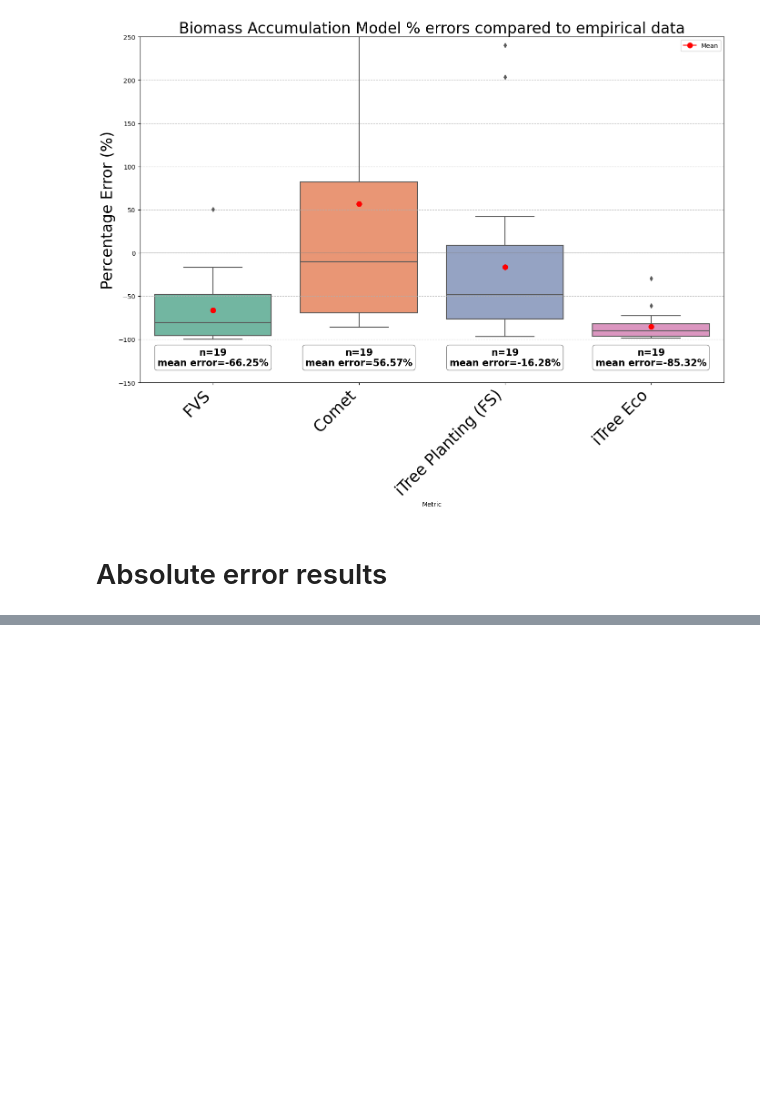
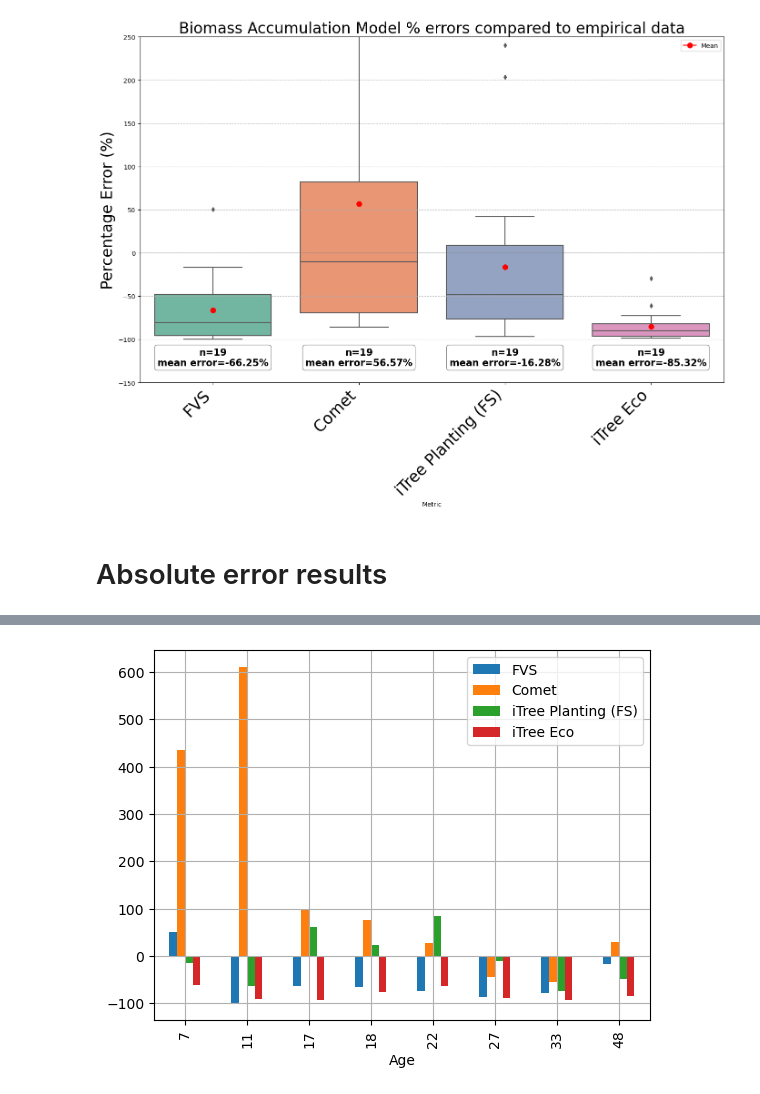
Before and after one commit to kashingtonDC/bio_model_comparison, a Jupyter notebook: code/analysis_v2.ipynb, the cells around one changed output, grey strips where cells are left out. Drawn from its saved outputs; the diff is of its cells as text; code cells hidden in the pictures; blank space fills up the shorter version.

```diff
--- a/code/analysis_v2.ipynb
+++ b/code/analysis_v2.ipynb
@@ -199,0 +206,7 @@ plt.show()
+# %%
+err_df_pct.drop(['source', 'Practice'], axis =1).groupby("Age").mean().plot(kind = 'bar')
+
+plt.grid()
+plt.ylabel("Model erorr %")
+# %% [output]
+[figure, added]
```
Also changed, not shown: parts of 5 cells of this notebook, 1 other file.
